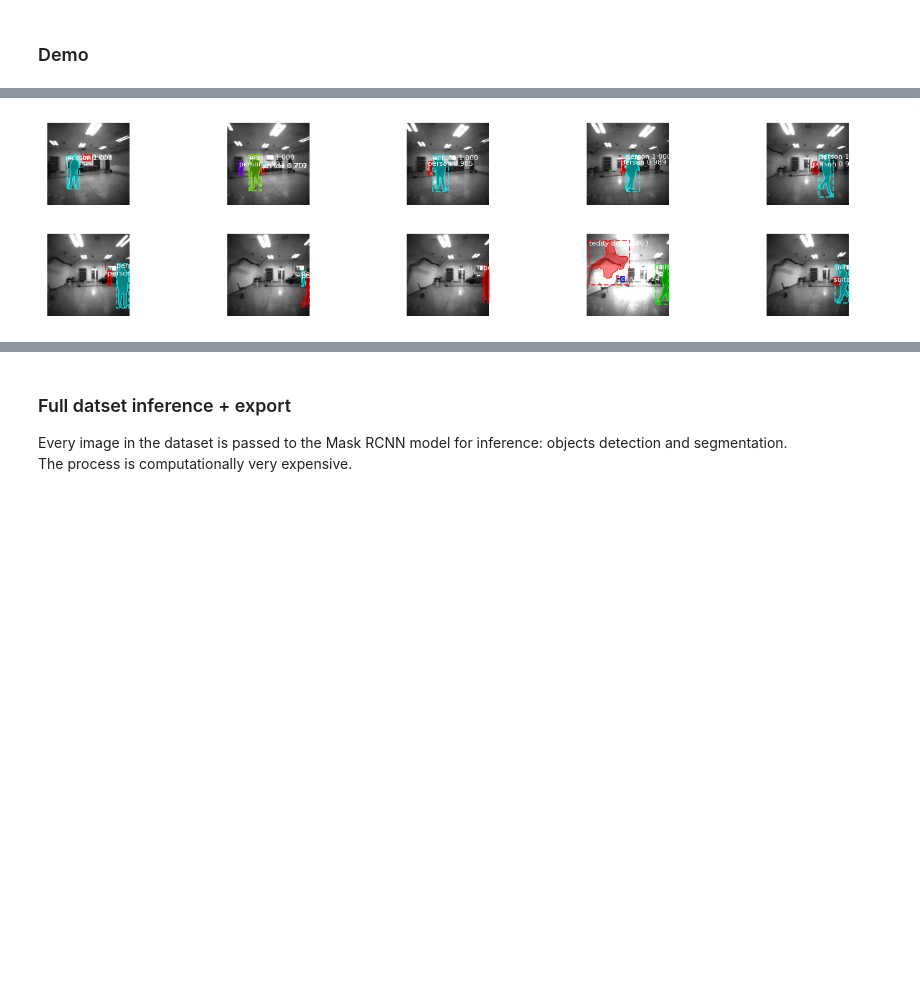
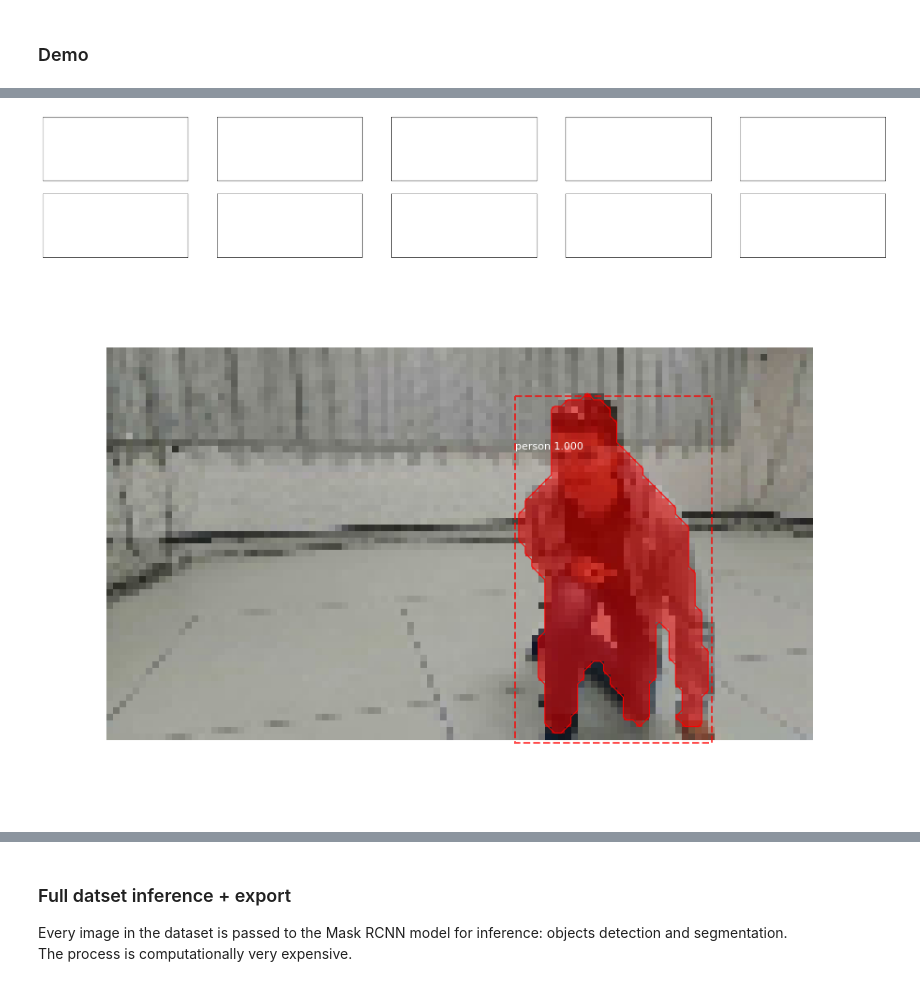
Before and after one commit to mferri17/cnn-drone-befree, a Jupyter notebook: notebooks/06 MaskRCNN Detection and Segmentation + Training.ipynb, the cells around one changed output, grey strips where cells are left out. Drawn from its saved outputs; the diff is of its cells as text; code cells hidden in the pictures; blank space fills up the shorter version.

```diff
--- a/notebooks/06 MaskRCNN Detection and Segmentation + Training.ipynb
+++ b/notebooks/06 MaskRCNN Detection and Segmentation + Training.ipynb
@@ -127,5 +124,5 @@ Here, **regression variables** in the ground truth are used to retrieve **classi
 # dataset_start_index = 55000
 # dataset_keep_ratio = 0.15
 
-orig_img, orig_x, orig_y, orig_actual, orig_odom = general_utils.get_dataset_from_pickle(dario_test_path, 0, 1)
+orig_img, orig_x, orig_y, orig_actual, orig_odom = general_utils.get_dataset_from_pickle(dario_train_path, 0, 1)
 # %% [output]
@@ -381,10 +382,12 @@ images = []
 # images.append(skimage.io.imread(os.path.join(IMAGE_DIR, np.random.choice(file_names))))
 
 # darios's dataset
-# images.extend(orig_img[list(range(10))])
+starting = 48000
+length = 10
+images.extend(orig_img[list(range(starting, starting+length))])
 
 # nicky's dataset
-images.extend(nicky_x[list(range(10))])
+# images.extend(nicky_x[list(range(10))])
 
 
 ### Inference
@@ -399,16 +402,17 @@ Wall time: 18.3 s
 # %%
 ### Show results
 
 ncols = 5
 nrows = int(np.ceil(len(detections)/ncols))
-fig, ax = plt.subplots(nrows, ncols, figsize=(ncols*5,nrows*3), subplot_kw={'xticks': [], 'yticks': []})
+fig, ax = plt.subplots(nrows, ncols, figsize=(ncols*7,nrows*3), subplot_kw={'xticks': [], 'yticks': []})
 
 for idx in range(len(detections)):
   cell = general_utils.subplots_get_cell(len(detections), nrows, ncols, idx, ax)
 
   det = detections[idx]
   img = images[idx]
   img = cv2.cvtColor(img, cv2.COLOR_GRAY2BGR).astype(np.uint8) if images[idx].shape[2] == 1 else img
-  visualize.display_instances(img, det['rois'], det['masks'], det['class_ids'], class_names, det['scores'], ax=cell)
+  visualize.display_instances(img, det['rois'], det['masks'], det['class_ids'], class_names, det['scores'])#, ax=cell)
 # %% [output]
-[figure, old version]
+[figure, new version]
+[figure, added]
```
Also changed, not shown: parts of 7 cells of this notebook, 5 other files.
